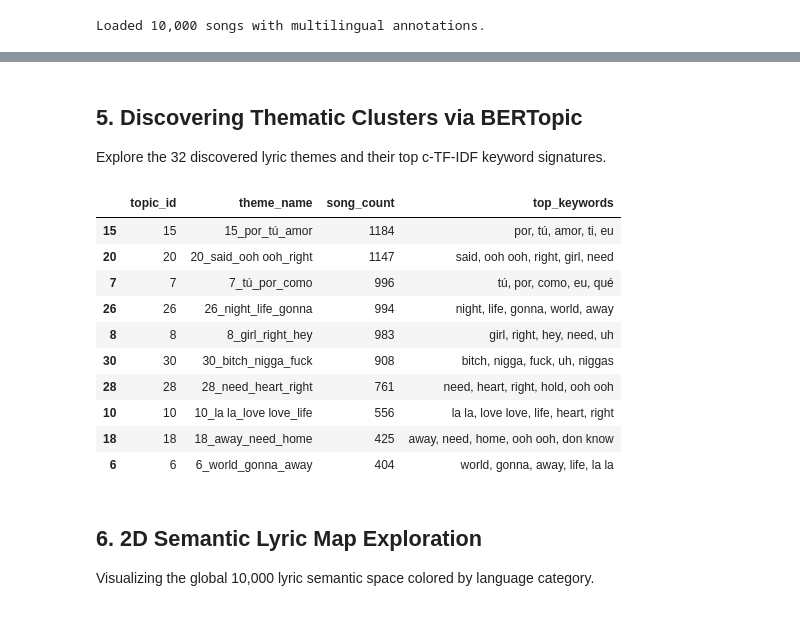
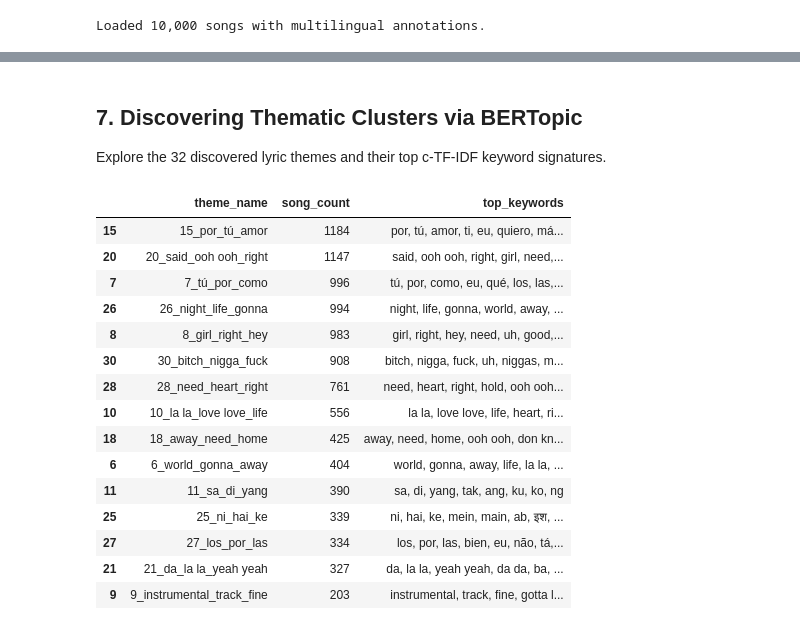
Before and after one commit to essteec/music-prediction, a Jupyter notebook: notebooks/02_global_multilingual_lyric_analysis.ipynb, the cells around one changed output, grey strips where cells are left out. Saved outputs shown, nothing was run; the diff lists cells and outputs as text; code cells hidden in the pictures.

```diff
--- a/notebooks/02_global_multilingual_lyric_analysis.ipynb
+++ b/notebooks/02_global_multilingual_lyric_analysis.ipynb
@@ -138,31 +286,32 @@ plt.show()
 # %% [markdown]
-## 5. Discovering Thematic Clusters via BERTopic
+## 7. Discovering Thematic Clusters via BERTopic
 Explore the 32 discovered lyric themes and their top c-TF-IDF keyword signatures.
 # %%
-# Display top 10 lyric topics with their counts and keywords
 topic_summary = []
 for t_id, data in topic_labels.items():
     topic_summary.append({
-        'topic_id': int(t_id),
         'theme_name': data['name'],
         'song_count': data['count'],
-        'top_keywords': ", ".join(data['top_words'][:5])
+        'top_keywords': ", ".join(data['top_words'])
     })
 
+pd.set_option('display.max_colwidth', None)  # Show full content of 'top_keywords' column
 df_topics = pd.DataFrame(topic_summary).sort_values(by='song_count', ascending=False)
-df_topics.head(10)
+df_topics.head(15)
 # %% [output]
-|  | topic_id | theme_name | song_count | top_keywords |
-| 15 | 15 | 15_por_tú_amor | 1184 | por, tú, amor, ti, eu |
-| 20 | 20 | 20_said_ooh ooh_right | 1147 | said, ooh ooh, right, girl, need |
-| 7 | 7 | 7_tú_por_como | 996 | tú, por, como, eu, qué |
-| 26 | 26 | 26_night_life_gonna | 994 | night, life, gonna, world, away |
-| 8 | 8 | 8_girl_right_hey | 983 | girl, right, hey, need, uh |
-| 30 | 30 | 30_bitch_nigga_fuck | 908 | bitch, nigga, fuck, uh, niggas |
-| 28 | 28 | 28_need_heart_right | 761 | need, heart, right, hold, ooh ooh |
-| 10 | 10 | 10_la la_love love_life | 556 | la la, love love, life, heart, right |
-| 18 | 18 | 18_away_need_home | 425 | away, need, home, ooh ooh, don know |
-| 6 | 6 | 6_world_gonna_away | 404 | world, gonna, away, life, la la |
+|  | theme_name | song_count | top_keywords |
+| 15 | 15_por_tú_amor | 1184 | por, tú, amor, ti, eu, quiero, má... |
+| 20 | 20_said_ooh ooh_right | 1147 | said, ooh ooh, right, girl, need,... |
+| 7 | 7_tú_por_como | 996 | tú, por, como, eu, qué, los, las,... |
+| 26 | 26_night_life_gonna | 994 | night, life, gonna, world, away, ... |
+| 8 | 8_girl_right_hey | 983 | girl, right, hey, need, uh, good,... |
+| 30 | 30_bitch_nigga_fuck | 908 | bitch, nigga, fuck, uh, niggas, m... |
+| 28 | 28_need_heart_right | 761 | need, heart, right, hold, ooh ooh... |
+| 10 | 10_la la_love love_life | 556 | la la, love love, life, heart, ri... |
+| 18 | 18_away_need_home | 425 | away, need, home, ooh ooh, don kn... |
+| 6 | 6_world_gonna_away | 404 | world, gonna, away, life, la la, ... |
+| 11 | 11_sa_di_yang | 390 | sa, di, yang, tak, ang, ku, ko, ng |
+| 25 | 25_ni_hai_ke | 339 | ni, hai, ke, mein, main, ab, इश, ... |
+| 27 | 27_los_por_las | 334 | los, por, las, bien, eu, não, tá,... |
+| 21 | 21_da_la la_yeah yeah | 327 | da, la la, yeah yeah, da da, ba, ... |
+| 9 | 9_instrumental_track_ﬁne | 203 | instrumental, track, ﬁne, gotta l... |
-# %% [markdown]
-## 6. 2D Semantic Lyric Map Exploration
-Visualizing the global 10,000 lyric semantic space colored by language category.
```
Also changed, not shown: parts of 14 cells of this notebook, 23 other files.
